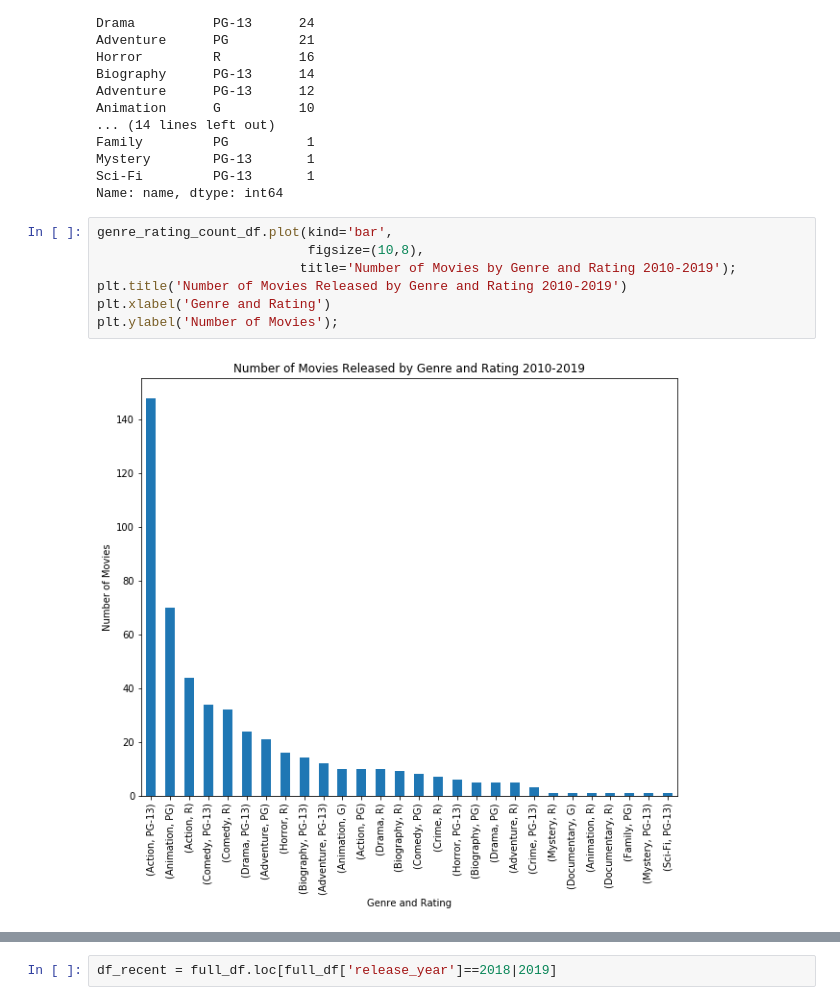
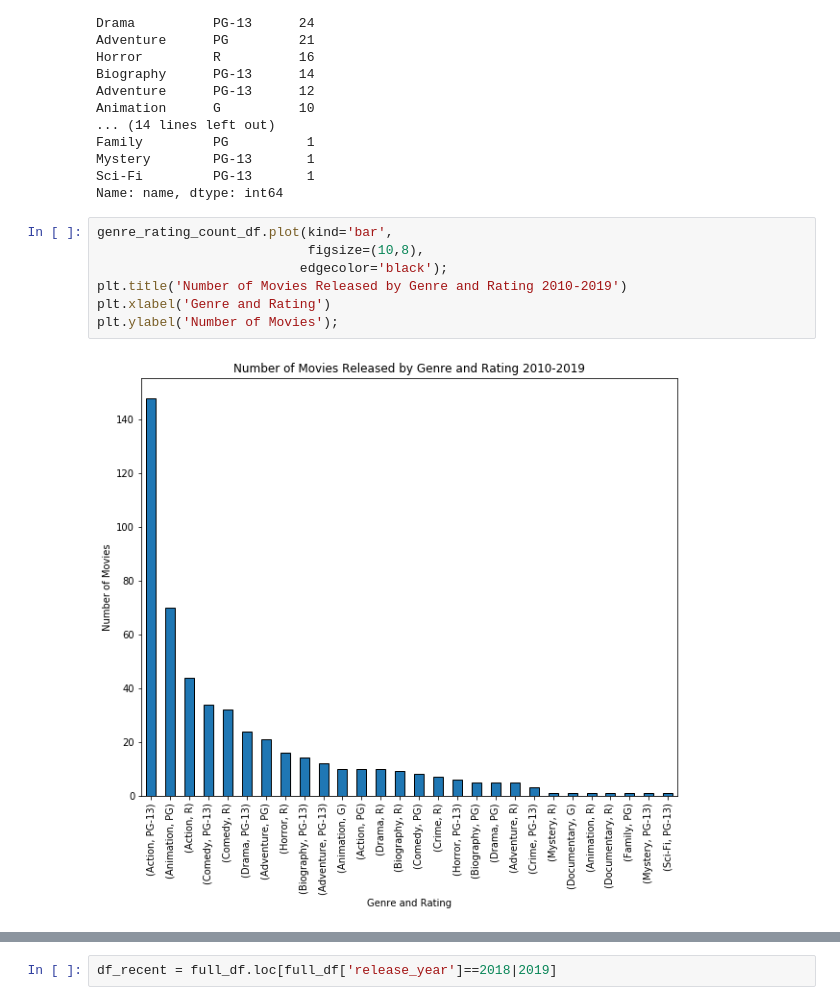
Before and after one commit to dwalkup/movie_revenue_by_genre, a Jupyter notebook: data-combination-and-visualization.ipynb, the cells around one changed output, grey strips where cells are left out. Cells and saved outputs as stored; diff of their text form.

Commit message:
update plots

```diff
--- a/data-combination-and-visualization.ipynb
+++ b/data-combination-and-visualization.ipynb
@@ -249,9 +168,9 @@ Name: name, dtype: int64
 # %%
 genre_rating_count_df.plot(kind='bar',
                            figsize=(10,8),
-                          title='Number of Movies by Genre and Rating 2010-2019');
+                          edgecolor='black');
 plt.title('Number of Movies Released by Genre and Rating 2010-2019')
 plt.xlabel('Genre and Rating')
 plt.ylabel('Number of Movies');
 # %% [output]
-[figure, old version]
+[figure, new version]
```
Also changed, not shown: parts of 26 cells of this notebook.
